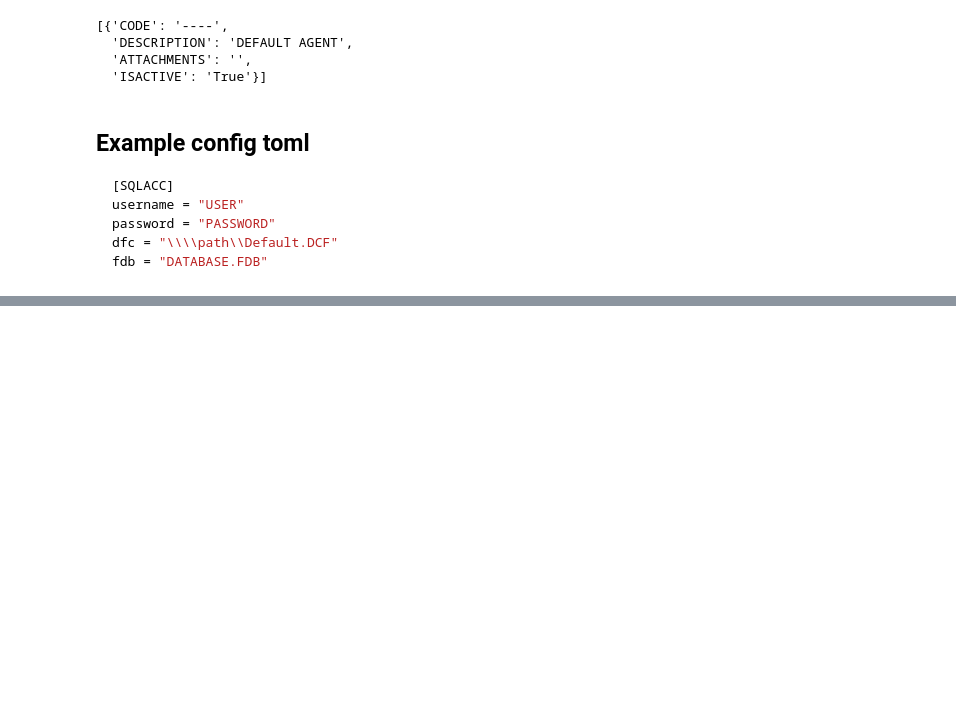
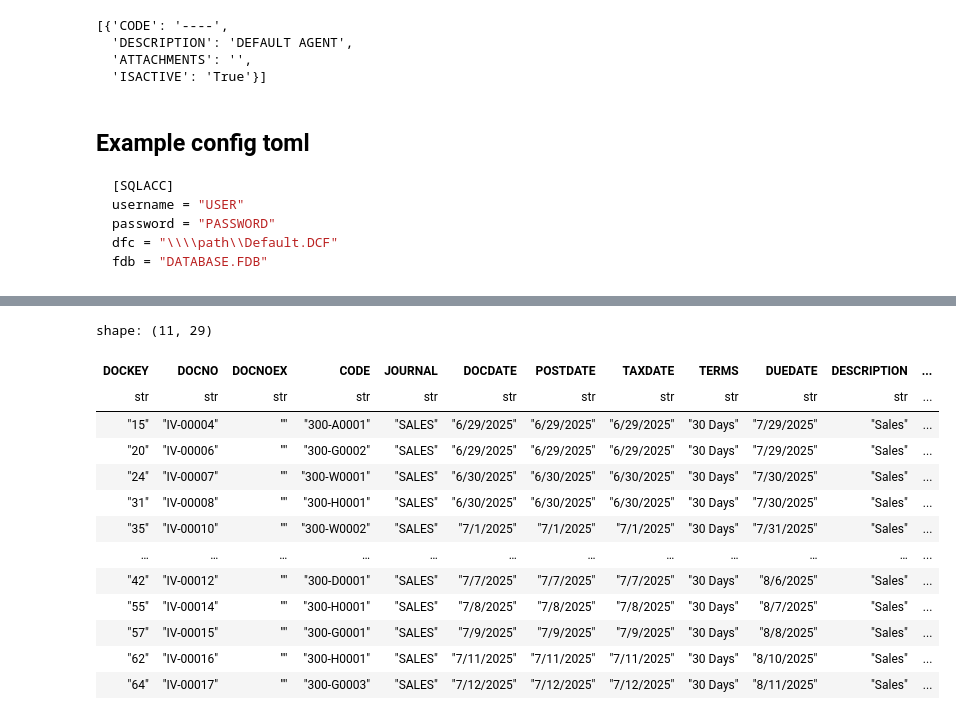
Before and after one commit to singthai-srisoi/DnB-Data-Workflow, a Jupyter notebook: task5_connsql.ipynb, the cells around one changed output, grey strips where cells are left out. Saved outputs shown, nothing was run; the diff lists cells and outputs as text; code cells hidden in the pictures; blank space fills up the shorter version.

Commit message:
config sqlacc

```diff
--- a/task5_connsql.ipynb
+++ b/task5_connsql.ipynb
@@ -220,0 +646,29 @@ SELECT DOCKEY DOCNO CODE DOCDATE POSTDATE TAXDATE DESCRIPTION AREA AGENT JOURNAL
+# %%
+from sqlacc import initialize_com, SQLUtils
+
+lSQL = """SELECT A.*, B.COMPANYNAME, (A.DOCAMT-A.PAYMENTAMT) OUTSTANDING  FROM AR_IV A
+	         INNER JOIN AR_CUSTOMER B ON (A.CODE=B.CODE)
+			 WHERE (A.DOCAMT-A.PAYMENTAMT)<>0
+			 AND CANCELLED='False'
+			 """
+
+res = initialize_com().DBManager.NewDataSet(lSQL)
+res = SQLUtils.GetResult(res)
+import polars as pl
+df = pl.DataFrame(res)
+df
+# %% [output]
+shape: (11, 29)
+| DOCKEY | DOCNO | DOCNOEX | CODE | JOURNAL | DOCDATE | POSTDATE | TAXDATE | TERMS | DUEDATE | DESCRIPTION | ... |
+| str | str | str | str | str | str | str | str | str | str | str | ... |
+| "15" | "IV-00004" | "" | "300-A0001" | "SALES" | "6/29/2025" | "6/29/2025" | "6/29/2025" | "30 Days" | "7/29/2025" | "Sales" | ... |
+| "20" | "IV-00006" | "" | "300-G0002" | "SALES" | "6/29/2025" | "6/29/2025" | "6/29/2025" | "30 Days" | "7/29/2025" | "Sales" | ... |
+| "24" | "IV-00007" | "" | "300-W0001" | "SALES" | "6/30/2025" | "6/30/2025" | "6/30/2025" | "30 Days" | "7/30/2025" | "Sales" | ... |
+| "31" | "IV-00008" | "" | "300-H0001" | "SALES" | "6/30/2025" | "6/30/2025" | "6/30/2025" | "30 Days" | "7/30/2025" | "Sales" | ... |
+| "35" | "IV-00010" | "" | "300-W0002" | "SALES" | "7/1/2025" | "7/1/2025" | "7/1/2025" | "30 Days" | "7/31/2025" | "Sales" | ... |
+| … | … | … | … | … | … | … | … | … | … | … | ... |
+| "42" | "IV-00012" | "" | "300-D0001" | "SALES" | "7/7/2025" | "7/7/2025" | "7/7/2025" | "30 Days" | "8/6/2025" | "Sales" | ... |
+| "55" | "IV-00014" | "" | "300-H0001" | "SALES" | "7/8/2025" | "7/8/2025" | "7/8/2025" | "30 Days" | "8/7/2025" | "Sales" | ... |
+| "57" | "IV-00015" | "" | "300-G0001" | "SALES" | "7/9/2025" | "7/9/2025" | "7/9/2025" | "30 Days" | "8/8/2025" | "Sales" | ... |
+| "62" | "IV-00016" | "" | "300-H0001" | "SALES" | "7/11/2025" | "7/11/2025" | "7/11/2025" | "30 Days" | "8/10/2025" | "Sales" | ... |
+| "64" | "IV-00017" | "" | "300-G0003" | "SALES" | "7/12/2025" | "7/12/2025" | "7/12/2025" | "30 Days" | "8/11/2025" | "Sales" | ... |
```
Also changed, not shown: parts of 6 cells of this notebook, 4 other files.
